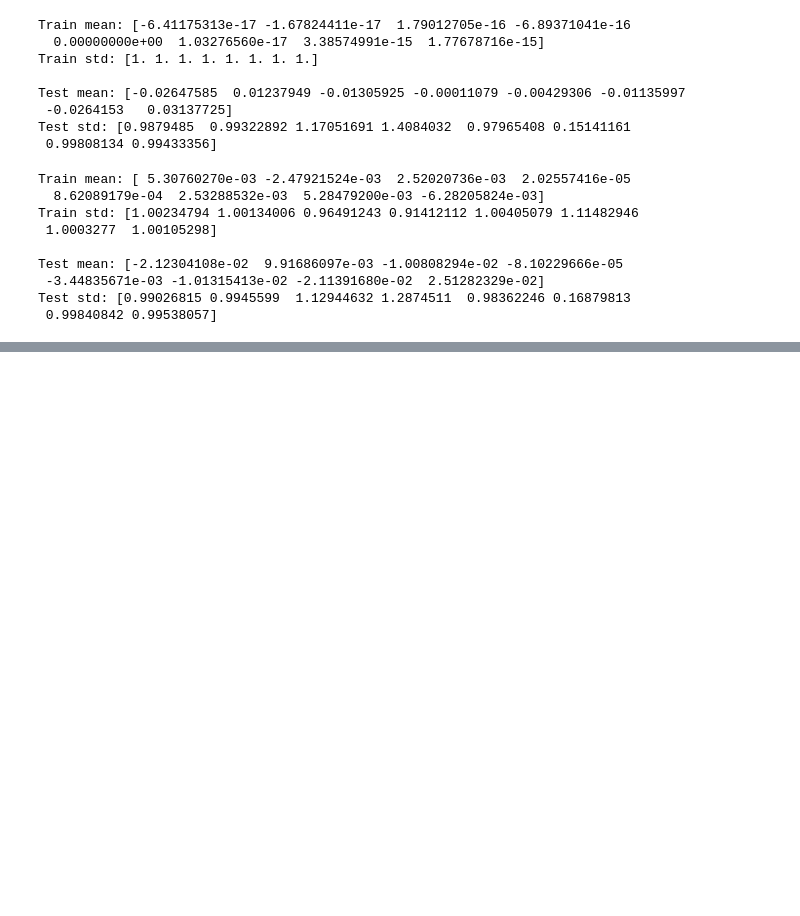
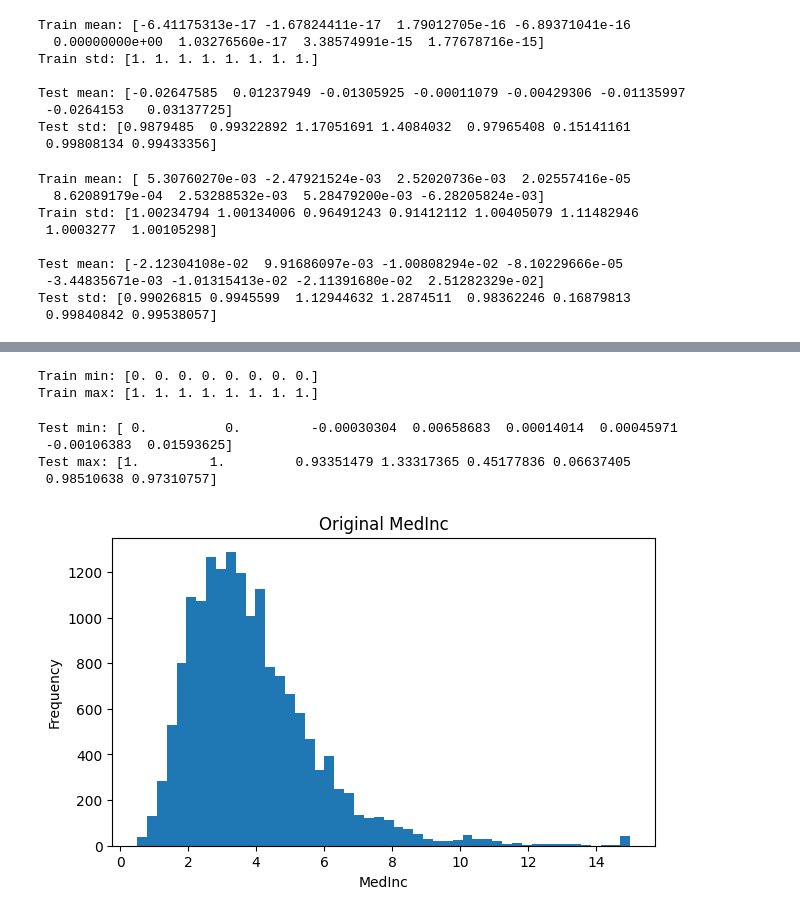
Before and after one commit to sherviiinn/My-AI-Journey, a Jupyter notebook: Machine learning/preprocessing/feature_scaling.ipynb, the cells around one changed output, grey strips where cells are left out. Drawn from its saved outputs; the diff is of its cells as text; code cells hidden in the pictures; blank space fills up the shorter version.

```diff
--- a/Machine learning/preprocessing/feature_scaling.ipynb
+++ b/Machine learning/preprocessing/feature_scaling.ipynb
@@ -293,0 +344,25 @@ Test std: [0.99026815 0.9945599  1.12944632 1.2874511  0.98362246 0.16879813
+# %%
+print("Train min:", X_train_minmax.min(axis=0))
+print("Train max:", X_train_minmax.max(axis=0))
+# %% [output]
+Train min: [0. 0. 0. 0. 0. 0. 0. 0.]
+Train max: [1. 1. 1. 1. 1. 1. 1. 1.]
+# %%
+print("Test min:", X_test_minmax.min(axis=0))
+print("Test max:", X_test_minmax.max(axis=0))
+# %% [output]
+Test min: [ 0.          0.         -0.00030304  0.00658683  0.00014014  0.00045971
+ -0.00106383  0.01593625]
+Test max: [1.         1.         0.93351479 1.33317365 0.45177836 0.06637405
+ 0.98510638 0.97310757]
+# %%
+import matplotlib.pyplot as plt
+
+plt.figure(figsize=(7, 4))
+plt.hist(X_train["MedInc"], bins=50)
+plt.title("Original MedInc")
+plt.xlabel("MedInc")
+plt.ylabel("Frequency")
+plt.show()
+# %% [output]
+[figure, added]
```
Also changed, not shown: parts of 10 cells of this notebook.
